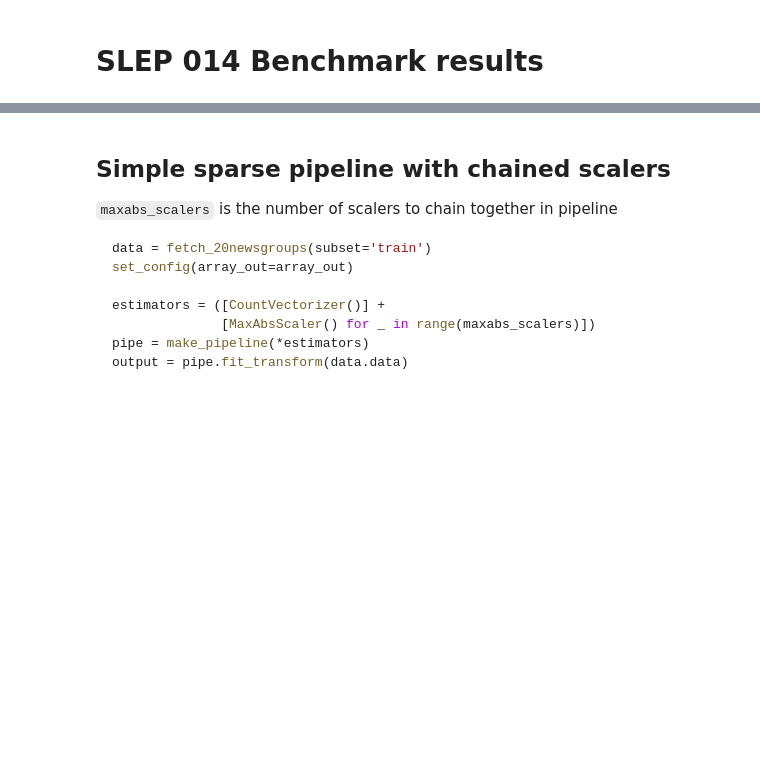
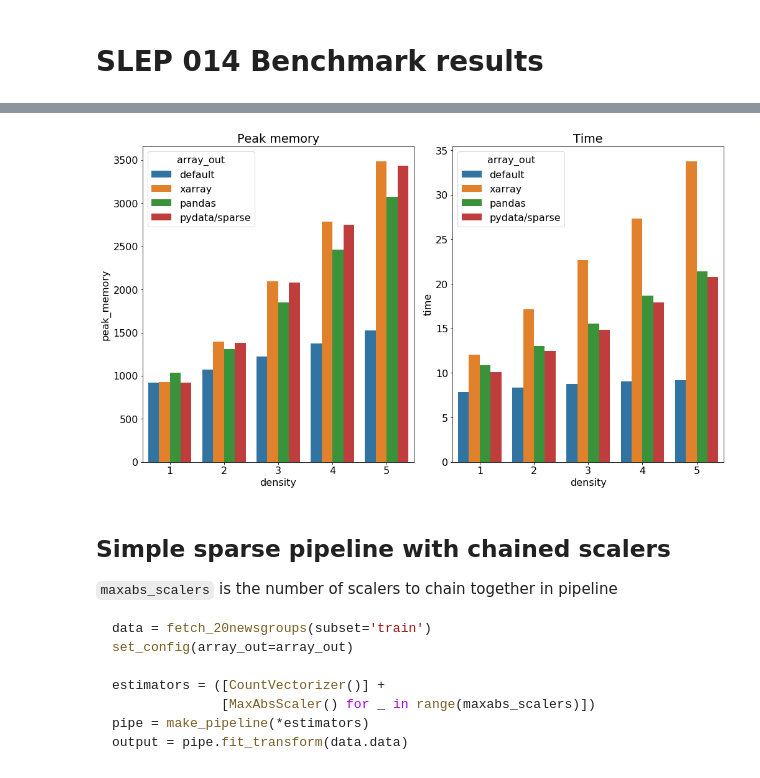
Before and after one commit to thomasjpfan/bench-slep014, a Jupyter notebook: analysis.ipynb, the cells around one changed output, grey strips where cells are left out. Cells and saved outputs as stored; diff of their text form; code cells hidden in the pictures; blank space fills up the shorter version.

Commit message:
ENH Adds custom sparse example

```diff
--- a/analysis.ipynb
+++ b/analysis.ipynb
@@ -19,3 +69,9 @@ def plot_results(df, x, hue=None):
+# %%
+df = pd.read_json("results/bench_sparse_custom.json")
+df['density'] = (df['density'] * 10).astype(int)
+plot_results(df, x='density', hue='array_out')
+# %% [output]
+[figure, added]
 # %% [markdown]
 ## Simple sparse pipeline with chained scalers
 
```
Also changed, not shown: parts of 1 cell of this notebook, 1 other file.
